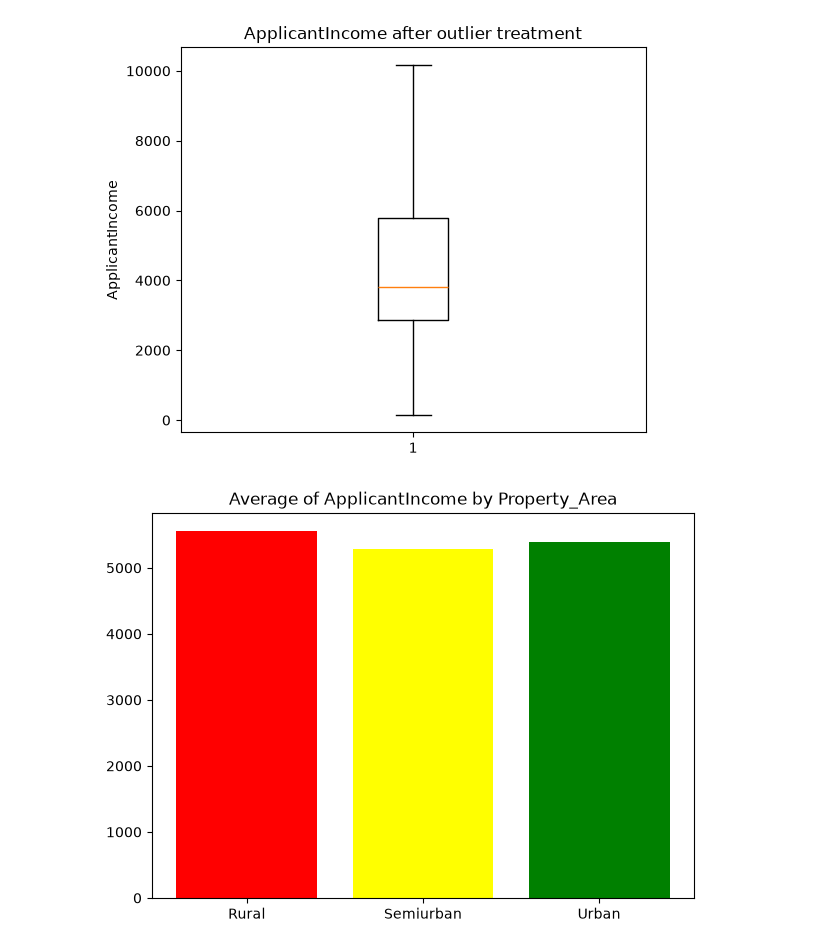
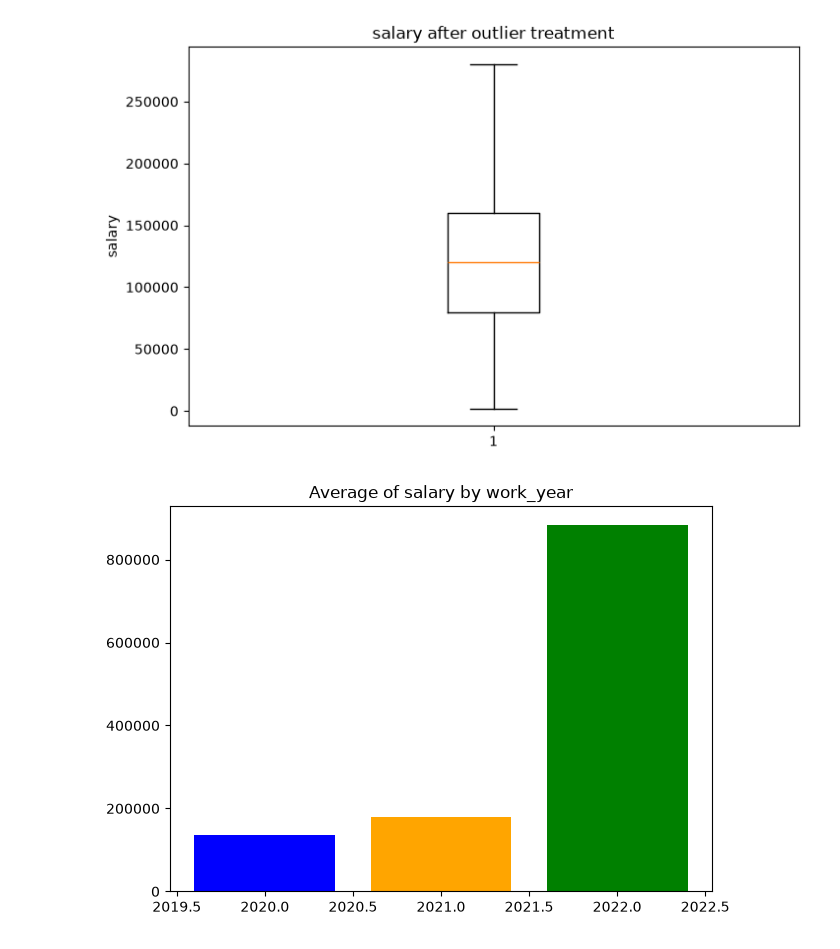
Before and after one commit to jahnavi56553-bit/AIML-online-classes, a Jupyter notebook: project5(EmployeeSalaryPrediction).ipynb, the cells around one changed output. Saved outputs shown, nothing was run; the diff lists cells and outputs as text; code cells hidden in the pictures.

```diff
--- a/project5(EmployeeSalaryPrediction).ipynb
+++ b/project5(EmployeeSalaryPrediction).ipynb
@@ -79,2 +66,0 @@ df['Loan_Amount_Term'] = df['Loan_Amount_Term'].fillna(df['Loan_Amount_Term']==1
-# %%
-df['Credit_History'] = df['Credit_History'].fillna(df['Credit_History']==0)
@@ -98,2 +66,0 @@ dtype: int64
-# %%
-df['Married'] = df['Marital_status'].fillna(df['Marital_status']=="Yes")
@@ -148,6 +102,6 @@ df.drop_duplicates()
 # %%
-q1 = df['ApplicantIncome'].quantile(0.25)
-q3 = df['ApplicantIncome'].quantile(0.75)
+q1 = df['salary'].quantile(0.25)
+q3 = df['salary'].quantile(0.75)
 
 IQR = q3 - q1
 
@@ -159,10 +113,10 @@ print("IQR: ",IQR)
 print("Lower: ",lower_limit)
 print("Upper: ",upper_limit)
 outliers = df[
-    (df["ApplicantIncome"]<lower_limit) |
-    (df["ApplicantIncome"]>upper_limit)
+    (df["salary"]<lower_limit) |
+    (df["salary"]>upper_limit)
 ]
-print("\nNumber of ApplicantIncome outliers: ",len(outliers))
-print("\nApplicantIncome outliers:")
-print(outliers[["ApplicantIncome","LoanAmount"]].head(20))
+print("\nNumber of salary outliers: ",len(outliers))
+print("\nsalary outliers:")
+print(outliers[["salary","salary_in_usd"]].head(20))
 # %% [output]
@@ -195,24 +149,24 @@ plt.show()
 # %%
-df['ApplicantIncome_Updated'] = df['ApplicantIncome'].clip(
+df['Salary_Updated'] = df['salary'].clip(
     lower = lower_limit,
     upper = upper_limit
 )
 # %%
 
-plt.figure(figsize=(6,5))
-plt.boxplot(df["ApplicantIncome_Updated"])
-plt.title("ApplicantIncome after outlier treatment")
-plt.ylabel('ApplicantIncome')
+plt.figure(figsize=(8,5))
+plt.boxplot(df["Salary_Updated"])
+plt.title("salary after outlier treatment")
+plt.ylabel('salary')
 plt.show()
 # %% [output]
-[figure, old version]
+[figure, new version]
 # %%
-Average = df.groupby("Property_Area")['ApplicantIncome'].mean()
+Average = df.groupby("Work_Year")['salary'].mean()
 plt.figure(figsize=(7,5))
-plt.bar(Average.index,Average.values,color=["red","yellow","green"])
-plt.title("Average of ApplicantIncome by Property_Area")
-plt.xlabel = ("Property_Area")
-plt.ylabel = ("ApplicantIncome")
+plt.bar(Average.index,Average.values,color=["blue","orange","green"])
+plt.title("Average of salary by work_year")
+plt.xlabel = ("Work_Year")
+plt.ylabel = ("salary")
 plt.show()
 # %% [output]
-[figure, old version]
+[figure, new version]
```
Also changed, not shown: parts of 25 cells of this notebook.
